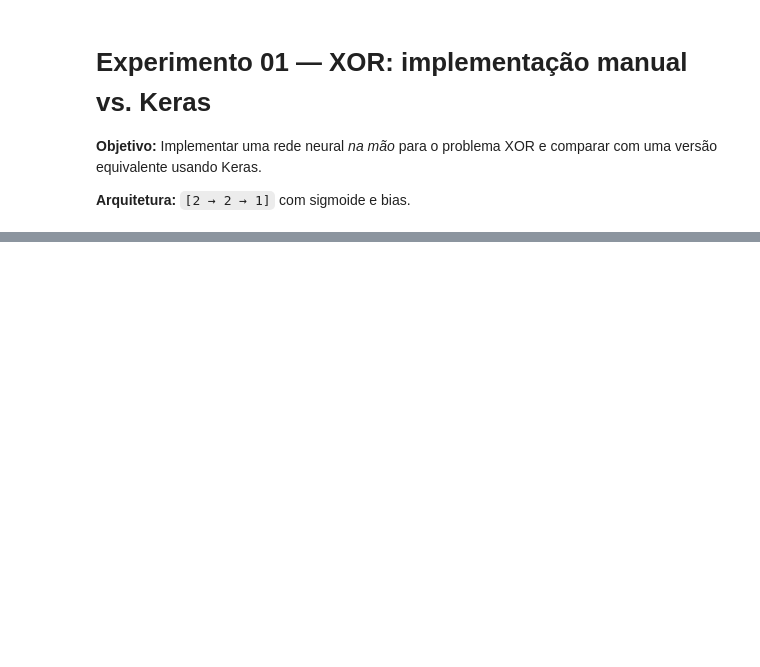
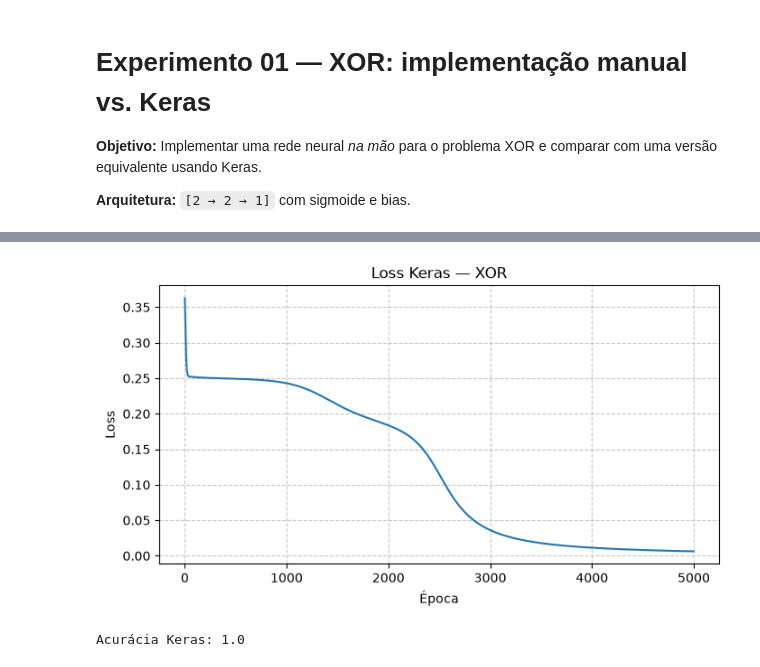
Before and after one commit to carolcortez1/NeuralNetwork_Backpropagation, a Jupyter notebook: experiments/ex01_xor/experimento_01.ipynb, the cells around one changed output, grey strips where cells are left out. Cells and saved outputs as stored; diff of their text form; code cells hidden in the pictures; blank space fills up the shorter version.

```diff
--- a/experiments/ex01_xor/experimento_01.ipynb
+++ b/experiments/ex01_xor/experimento_01.ipynb
@@ -276,0 +286,38 @@ Use este espaço para anotar o que você observou:
+# %%
+import os
+os.environ["KERAS_BACKEND"] = "torch"
+
+import keras
+from keras.models import Sequential
+from keras.layers import Dense, Input
+from keras.optimizers import SGD
+
+keras.utils.set_random_seed(42)
+
+model = Sequential([
+    Input(shape=(n_inputs,)),
+    Dense(n_hidden, activation='sigmoid'),
+    Dense(n_outputs, activation='sigmoid'),
+])
+
+# O manual SOMA os gradientes das 4 amostras; o SGD do Keras usa a média
+# (e a perda dele é e^2, não 1/2 e^2). Para a comparação ser justa,
+# compensamos a taxa de aprendizado.
+lr_keras = lr * len(X)
+model.compile(loss='mean_squared_error', optimizer=SGD(learning_rate=lr_keras),
+              metrics=['accuracy'])
+
+history = model.fit(X, y, epochs=epochs, batch_size=len(X), verbose=0)
+
+plt.figure(figsize=(8, 4))
+plt.plot(history.history['loss'])
+plt.xlabel('Época')
+plt.ylabel('Loss')
+plt.title('Loss Keras — XOR')
+plt.grid(True, linestyle='--', alpha=0.7)
+plt.show()
+
+print("Acurácia Keras:", model.evaluate(X, y, verbose=0)[1])
+# %% [output]
+[figure, added]
+Acurácia Keras: 1.0
```
Also changed, not shown: parts of 49 cells of this notebook, 1 other file.
